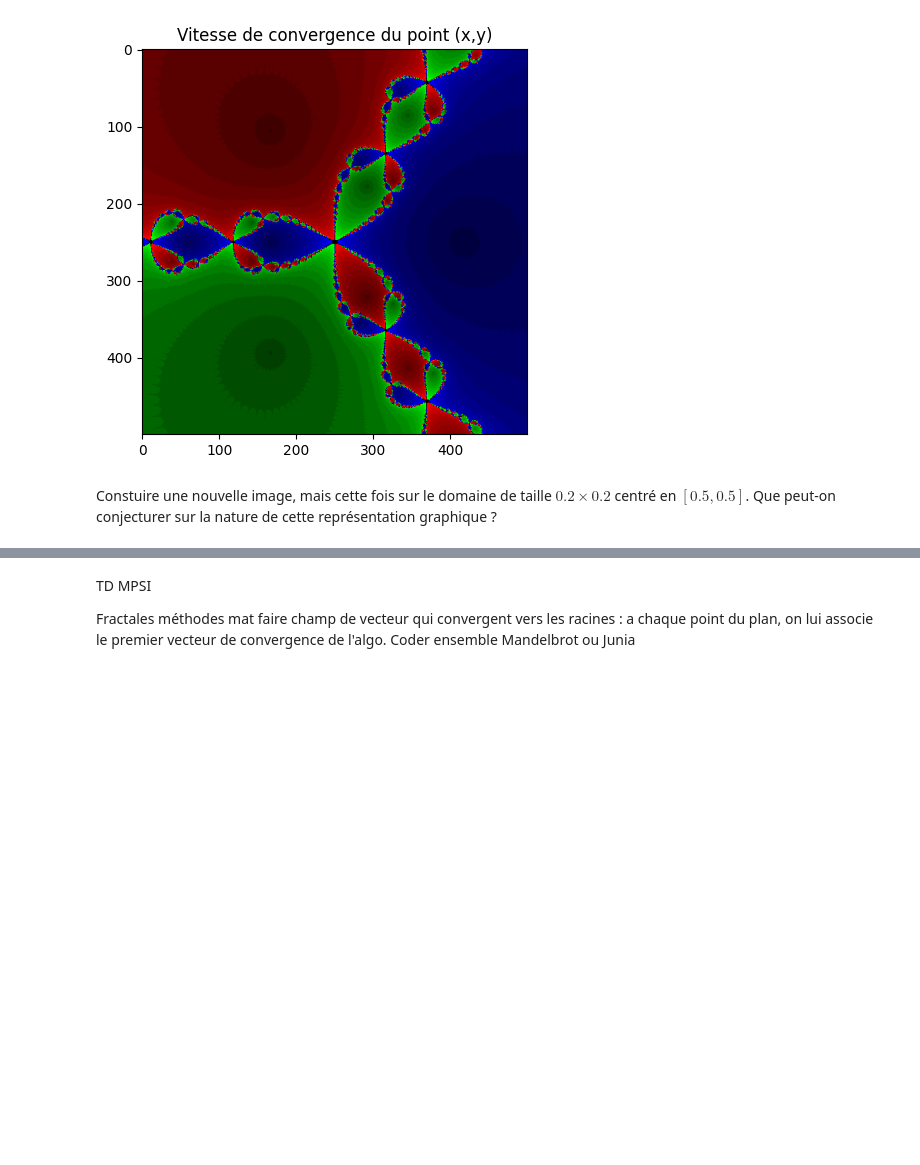
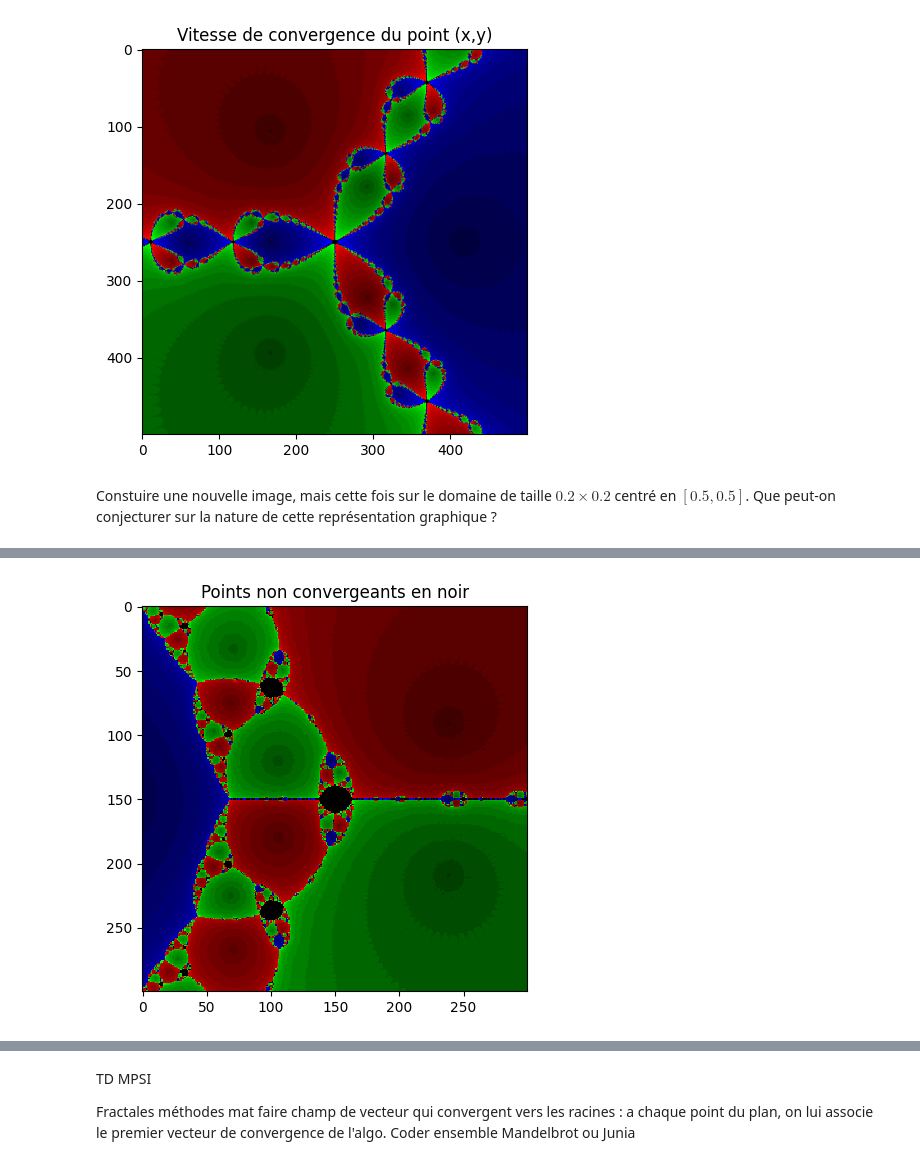
Before and after one commit to arthurmath/Newton_Fractales, a Jupyter notebook: Fractales_Newton.ipynb, the cells around one changed output, grey strips where cells are left out. Drawn from its saved outputs; the diff is of its cells as text; code cells hidden in the pictures; blank space fills up the shorter version.

```diff
--- a/Fractales_Newton.ipynb
+++ b/Fractales_Newton.ipynb
@@ -306,7 +306,7 @@ from numba import jit, float64
 
 @jit('float64[:](float64, float64)',nopython=True)
 def G(x,y):
-    return np.array([x**3-3.*x*y**2-2*x+2, 3.*x**2*y-y**3-2*y])
+    return np.array([x**3 - 3.*x*y**2 - 2*x + 2, 3.*x**2*y - y**3 - 2*y])
 
 @jit('float64[:,:](float64, float64)',nopython=True)
 def DG(x,y):
@@ -338,7 +338,7 @@ def newton2dG(X0, tol, max_iter):
 #Initialisation
 tol = 1e-15
 max_iter = 20
-n = 500
+n = 300
 h = 3/n
 X = np.arange(-1.5, 1.5, h)
 Y = np.arange(-1.5, 1.5, h)
@@ -346,33 +346,35 @@ Y = np.arange(-1.5, 1.5, h)
 K = np.zeros((len(X),len(Y), 3))
 Iter = np.zeros((len(X),len(Y)))
 
 racinesG = [-1.76929 + 0j, 0.88464 - 0.58974j, 0.88464 + 0.58974j]
 
 for i in range(len(X)):
     for j in range(len(Y)):
         x0 = [X[i],Y[j]]
         Xnewt, Ynewt, it = newton2dG(x0, tol, max_iter)
 
         z = Xnewt[-1] + 1j*Ynewt[-1]
         racine = [np.exp(i*2j*np.pi/3) for i in range(3)]
 
         if np.allclose(z, racinesG[0], atol=1e-1) :
             #K[j,i] = 1
             K[j,i] = (0, 0, 255 * (it)/max_iter)
         elif np.allclose(z, racinesG[1], atol=1e-1):
             #K[j,i] = 2
             K[j,i] = (255 * (it)/max_iter, 0, 0)
         elif np.allclose(z, racinesG[2], atol=1e-1) :
             #K[j,i] = 3
             K[j,i] = (0, 255 * (it)/max_iter, 0)
 
         Iter[j,i] = it
 
 
 fig, ax = plt.subplots(figsize=(5,5))
 im = plt.imshow(K.astype('uint8'), interpolation='none')
 plt.title('Points non convergeants en noir')
 plt.show()
+# %% [output]
+[figure, added]
 # %%
 import matplotlib.pyplot as plt
 import matplotlib.patches as mpatches
```
Also changed, not shown: parts of 10 cells of this notebook.
